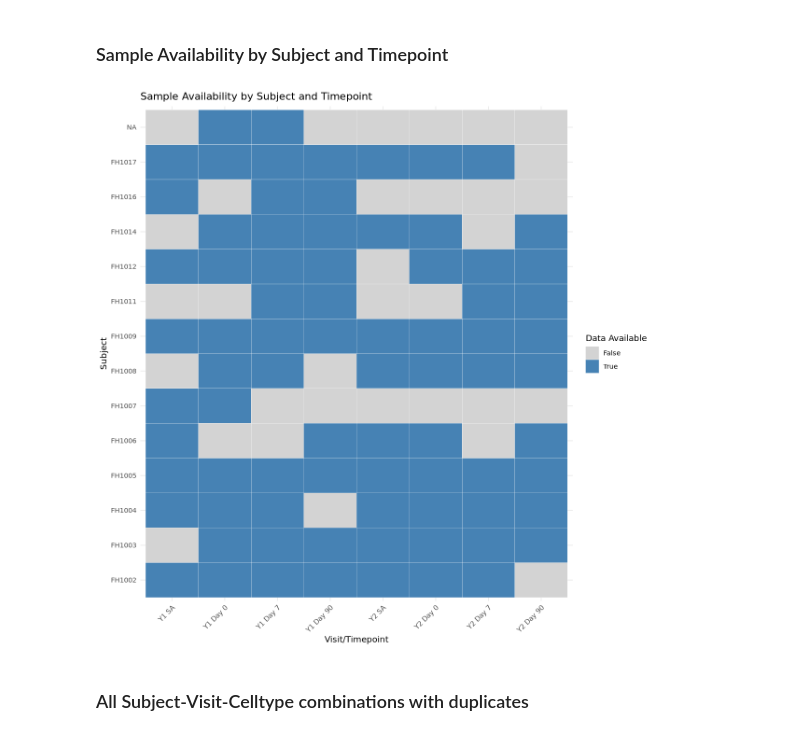
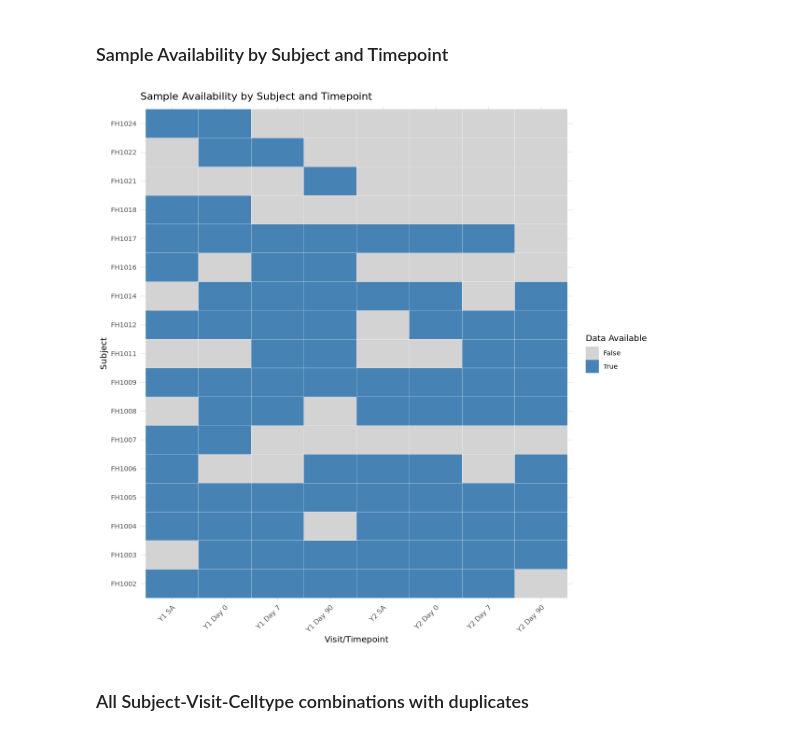
Before and after one commit to kevin-lee-aifi/pbmc_flow, a Jupyter notebook: notebooks/flu_response_longitudinal/bcell_flu_response_longitudinal.ipynb, the cells around one changed output. Cells and saved outputs as stored; diff of their text form; code cells hidden in the pictures.

```diff
--- a/notebooks/flu_response_longitudinal/bcell_flu_response_longitudinal.ipynb
+++ b/notebooks/flu_response_longitudinal/bcell_flu_response_longitudinal.ipynb
@@ -58,35 +50,35 @@ print(visits_not_in_labels)
 # %% [markdown]
 ### Sample Availability by Subject and Timepoint
-# %%
-options(repr.plot.width = 10, repr.plot.height = 10)
-
-timepoints_per_subject <- aggregate(visit ~ subject, df, function(x) length(unique(x)))
-names(timepoints_per_subject)[2] <- "num_timepoints"
-
-timepoint_data <- unique(df[, c("subject", "visit")])
-timepoint_data$present <- 1
-
-all_subjects <- unique(timepoint_data$subject)
-all_visits <- unique(timepoint_data$visit)
-
-complete_grid <- expand.grid(subject = all_subjects, visit = all_visits)
-plot_data <- merge(complete_grid, timepoint_data, all.x = TRUE)
-plot_data$present[is.na(plot_data$present)] <- 0
-
-plot_data$visit <- factor(plot_data$visit, levels = names(timepoint_labels), labels = timepoint_labels)
-plot_data$subject <- factor(plot_data$subject, levels = c("FH1002", "FH1003", "FH1004", "FH1005", "FH1006", "FH1007", "FH1008", "FH1009", "FH1011", "FH1012", "FH1014", "FH1016", "FH1017"))
-
-ggplot(plot_data, aes(x = visit, y = subject, fill = factor(present))) +
-  geom_tile(color = "white") +
-  scale_fill_manual(values = c("0" = "lightgray", "1" = "steelblue"),
-                    labels = c("0" = "False", "1" = "True"),
-                    name = "Data Available") +
-  theme_minimal() +
-  theme(axis.text.x = element_text(angle = 45, hjust = 1)) +
-  labs(title = "Sample Availability by Subject and Timepoint",
-       x = "Visit/Timepoint", y = "Subject")
-# %% [output]
-[figure, removed]
+# %%
+options(repr.plot.width = 10, repr.plot.height = 10)
+
+timepoints_per_subject <- aggregate(visit ~ subject, df, function(x) length(unique(x)))
+names(timepoints_per_subject)[2] <- "num_timepoints"
+
+timepoint_data <- unique(df[, c("subject", "visit")])
+timepoint_data$present <- 1
+
+all_subjects <- unique(timepoint_data$subject)
+all_visits <- unique(timepoint_data$visit)
+
+complete_grid <- expand.grid(subject = all_subjects, visit = all_visits)
+plot_data <- merge(complete_grid, timepoint_data, all.x = TRUE)
+plot_data$present[is.na(plot_data$present)] <- 0
+
+plot_data$visit <- factor(plot_data$visit, levels = names(timepoint_labels), labels = timepoint_labels)
+plot_data$subject <- factor(plot_data$subject, levels = sort(all_subjects))
+
+ggplot(plot_data, aes(x = visit, y = subject, fill = factor(present))) +
+  geom_tile(color = "white") +
+  scale_fill_manual(values = c("0" = "lightgray", "1" = "steelblue"),
+                    labels = c("0" = "False", "1" = "True"),
+                    name = "Data Available") +
+  theme_minimal() +
+  theme(axis.text.x = element_text(angle = 45, hjust = 1)) +
+  labs(title = "Sample Availability by Subject and Timepoint",
+       x = "Visit/Timepoint", y = "Subject")
+# %% [output]
+[figure, added]
 # %% [markdown]
 ### All Subject-Visit-Celltype combinations with duplicates
 # %%
```
Also changed, not shown: parts of 3 cells of this notebook, 2 other files.
